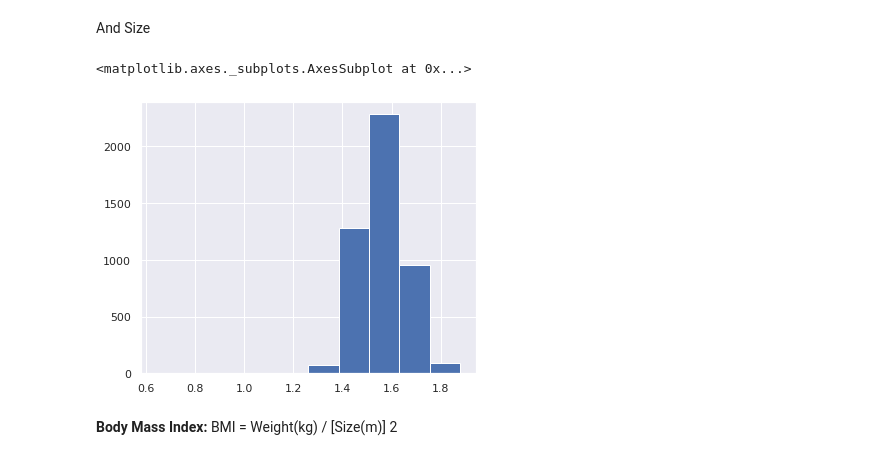
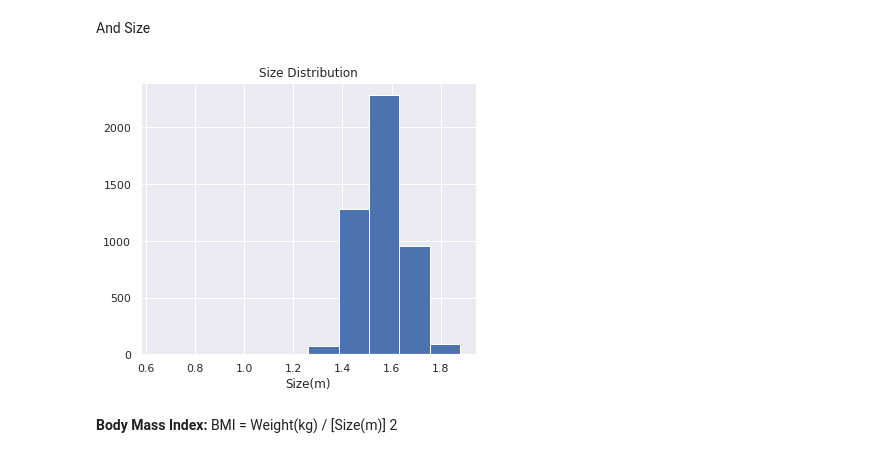
Before and after one commit to Teett/ds4a-team-62, a Jupyter notebook: notebooks/EDA_Proyect_Resultados_Consulta.ipynb, the cells around one changed output. Drawn from its saved outputs; the diff is of its cells as text; code cells hidden in the pictures.

```diff
--- a/notebooks/EDA_Proyect_Resultados_Consulta.ipynb
+++ b/notebooks/EDA_Proyect_Resultados_Consulta.ipynb
@@ -10,7 +10,7 @@ sns.set(rc={'figure.figsize':(6,5)})
 # %% [markdown]
 We noticed some of the fields taken from the source had a decimal separator with ",". The way Pandas works it interpret the "." as decimal separators instead of ",", and that´s why we need to tell the pd.read_csv to take the decimals with "," to transform it into a format readable for Pandas
 # %%
-url = 'https://raw.githubusercontent.com/Teett/ds4a-team-62/main/data/raw/pluri_patients_2020.csv?token=GHSAT0AAAAAABUSH35VEHNTWBZ6EWOXQ6ECYUOGNPA'
+url = 'https://raw.githubusercontent.com/Teett/ds4a-team-62/main/data/raw/pluri_patients_2020.csv?token=GHSAT0AAAAAABUSH35UADD5USSNGLNXWL4WYUOLTLQ'
 df = pd.read_csv(url, sep = ';', decimal = ",")
 df.head()
 # %% [output]
@@ -443,10 +499,11 @@ And Size
 # %%
 #Size in meters
 df['talla'] = df['talla']/100
-df['talla'].hist()
+axes = df['talla'].hist()
+axes.set_title('Size Distribution')
+axes.set_xlabel('Size(m)');
 # %% [output]
-<matplotlib.axes._subplots.AxesSubplot at 0x...>
-[figure, old version]
+[figure, new version]
 # %% [markdown]
 **Body Mass Index:**
 BMI = Weight(kg) / [Size(m)] 2
```
Also changed, not shown: parts of 11 cells of this notebook.
